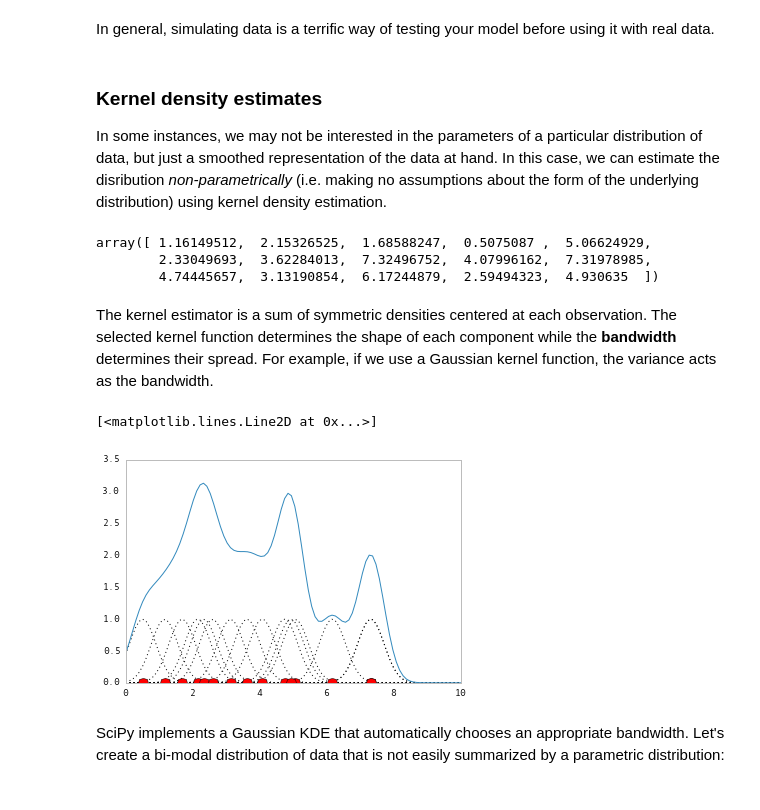
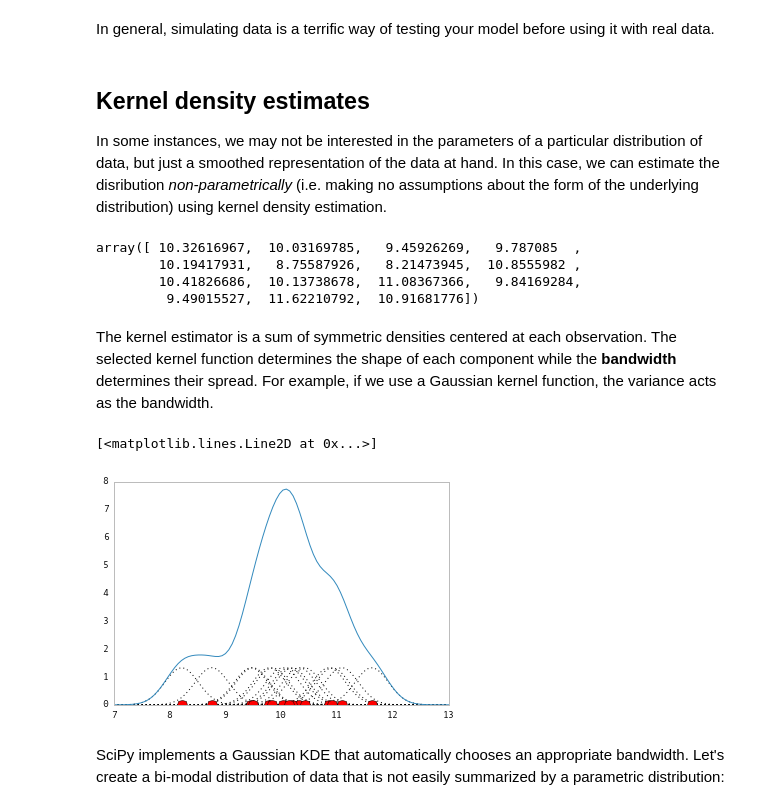
Before and after one commit to fonnesbeck/scipy2015_tutorial, a Jupyter notebook: notebooks/2. Density Estimation.ipynb, the cells around one changed output. Saved outputs shown, nothing was run; the diff lists cells and outputs as text; code cells hidden in the pictures.

```diff
--- a/notebooks/2. Density Estimation.ipynb
+++ b/notebooks/2. Density Estimation.ipynb
@@ -497,31 +513,32 @@ array([ 0.0182185 ,  0.98469234])
 # %% [markdown]
 In general, simulating data is a terrific way of testing your model before using it with real data.
 # %% [markdown]
-### Kernel density estimates
+## Kernel density estimates
 
 In some instances, we may not be interested in the parameters of a particular distribution of data, but just a smoothed representation of the data at hand. In this case, we can estimate the disribution *non-parametrically* (i.e. making no assumptions about the form of the underlying distribution) using kernel density estimation.
 # %%
 # Some random data
-y = np.random.random(15) * 10
+y = np.random.normal(10, size=15)
 y
 # %% [output]
-array([ 1.16149512,  2.15326525,  1.68588247,  0.5075087 ,  5.06624929,
-        2.33049693,  3.62284013,  7.32496752,  4.07996162,  7.31978985,
-        4.74445657,  3.13190854,  6.17244879,  2.59494323,  4.930635  ])
+array([ 10.32616967,  10.03169785,   9.45926269,   9.787085  ,
+        10.19417931,   8.75587926,   8.21473945,  10.8555982 ,
+        10.41826686,  10.13738678,  11.08367366,   9.84169284,
+         9.49015527,  11.62210792,  10.91681776])
 # %% [markdown]
 The kernel estimator is a sum of symmetric densities centered at each observation. The selected kernel function determines the shape of each component while the **bandwidth** determines their spread. For example, if we use a Gaussian kernel function, the variance acts as the bandwidth.
 # %%
-x = np.linspace(0, 10, 100)
+x = np.linspace(7, 13, 100)
 # Smoothing parameter
-s = 0.4
+s = 0.3
 # Calculate the kernels
 kernels = np.transpose([norm.pdf(x, yi, s) for yi in y])
 plt.plot(x, kernels, 'k:')
 plt.plot(x, kernels.sum(1))
 plt.plot(y, np.zeros(len(y)), 'ro', ms=10)
 # %% [output]
 [<matplotlib.lines.Line2D at 0x...>]
-[figure, old version]
+[figure, new version]
 # %% [markdown]
 SciPy implements a Gaussian KDE that automatically chooses an appropriate bandwidth. Let's create a bi-modal distribution of data that is not easily summarized by a parametric distribution:
 # %%
```
Also changed, not shown: parts of 10 cells of this notebook, 1 other file.
